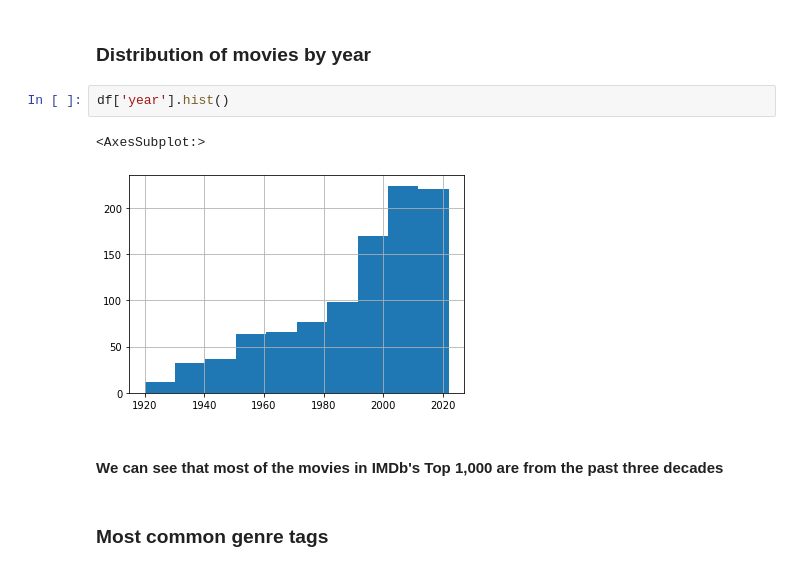
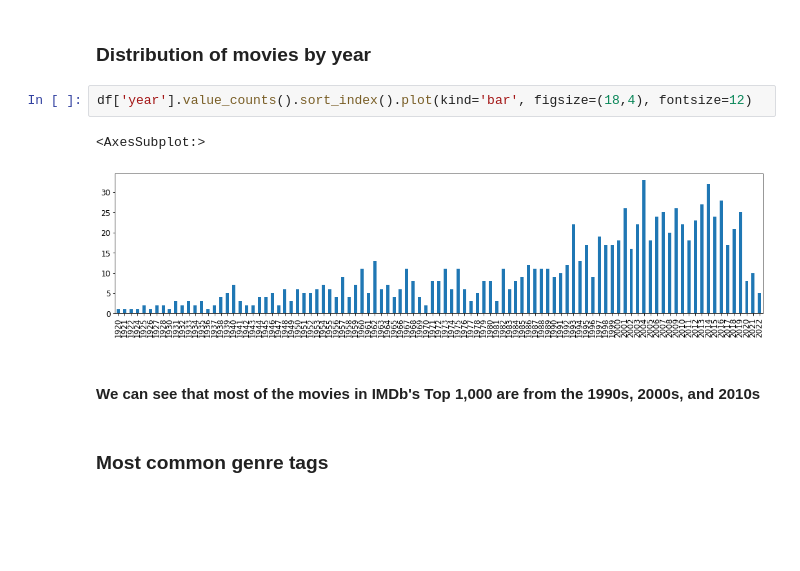
Before and after one commit to kbtoynhobs/Data-Science-projects, a Jupyter notebook: IMDb Top 1k Movies.ipynb, the cells around one changed output. Cells and saved outputs as stored; diff of their text form; blank space fills up the shorter version.

```diff
--- a/IMDb Top 1k Movies.ipynb
+++ b/IMDb Top 1k Movies.ipynb
@@ -129,12 +117,12 @@ df['runtime'].mean()
 # %% [markdown]
 ### Distribution of movies by year
 # %%
-df['year'].hist()
+df['year'].value_counts().sort_index().plot(kind='bar', figsize=(18,4), fontsize=12)
 # %% [output]
 <AxesSubplot:>
-[figure, old version]
+[figure, new version]
 # %% [markdown]
-#### We can see that most of the movies in IMDb's Top 1,000 are from the past three decades
+#### We can see that most of the movies in IMDb's Top 1,000 are from the 1990s, 2000s, and 2010s
 # %% [markdown]
 ### Most common genre tags
 # %%
```
Also changed, not shown: parts of 16 cells of this notebook.
